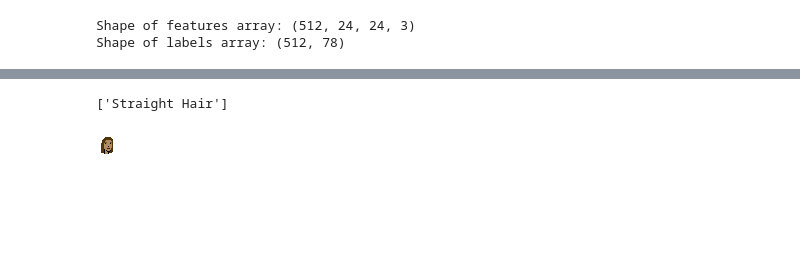
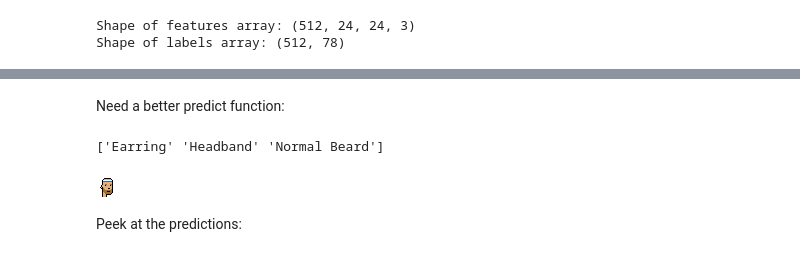
Before and after one commit to maxhumber/PUNK, a Jupyter notebook: 01-image_classifier.ipynb, the cells around one changed output, grey strips where cells are left out. Drawn from its saved outputs; the diff is of its cells as text; code cells hidden in the pictures; blank space fills up the shorter version.

```diff
--- a/PUNKRECOG.ipynb
+++ b/01-image_classifier.ipynb
@@ -37,6 +46,6 @@ img.crop((0, 0, 24, 24))
 # %%
-x = column = 3
-y = row = 5
+x = column = 30
+y = row = 57
 id = x + (y * 100)
 left = x * 24
 upper = y * 24
@@ -307,6 +365,8 @@ NameError: name 'style' is not defined
+# %% [markdown]
+Need a better predict function:
 # %%
-id = 500
-img_path = f'./images/{id}.png'
+punk = 502
+img_path = f'./images/{punk}.png'
 
 # Read and prepare image
 img = image.load_img(img_path, target_size=(IMG_SIZE,IMG_SIZE,CHANNELS))
@@ -321,11 +381,13 @@ prediction.index = mlb.classes_
 prediction = prediction[prediction==1].index.values
 print(prediction)
 # %% [output]
-['Straight Hair']
+['Earring' 'Headband' 'Normal Beard']
 # %%
-Image.open(f"images/{id}.png")
+Image.open(f"images/{punk}.png")
 # %% [output]
-[figure, old version]
+[figure, new version]
+# %% [markdown]
+Peek at the predictions:
 # %%
 prediction = model.predict(img)
 prediction = pd.Series(prediction[0])
```
Also changed, not shown: parts of 39 cells of this notebook, 6 other files.
